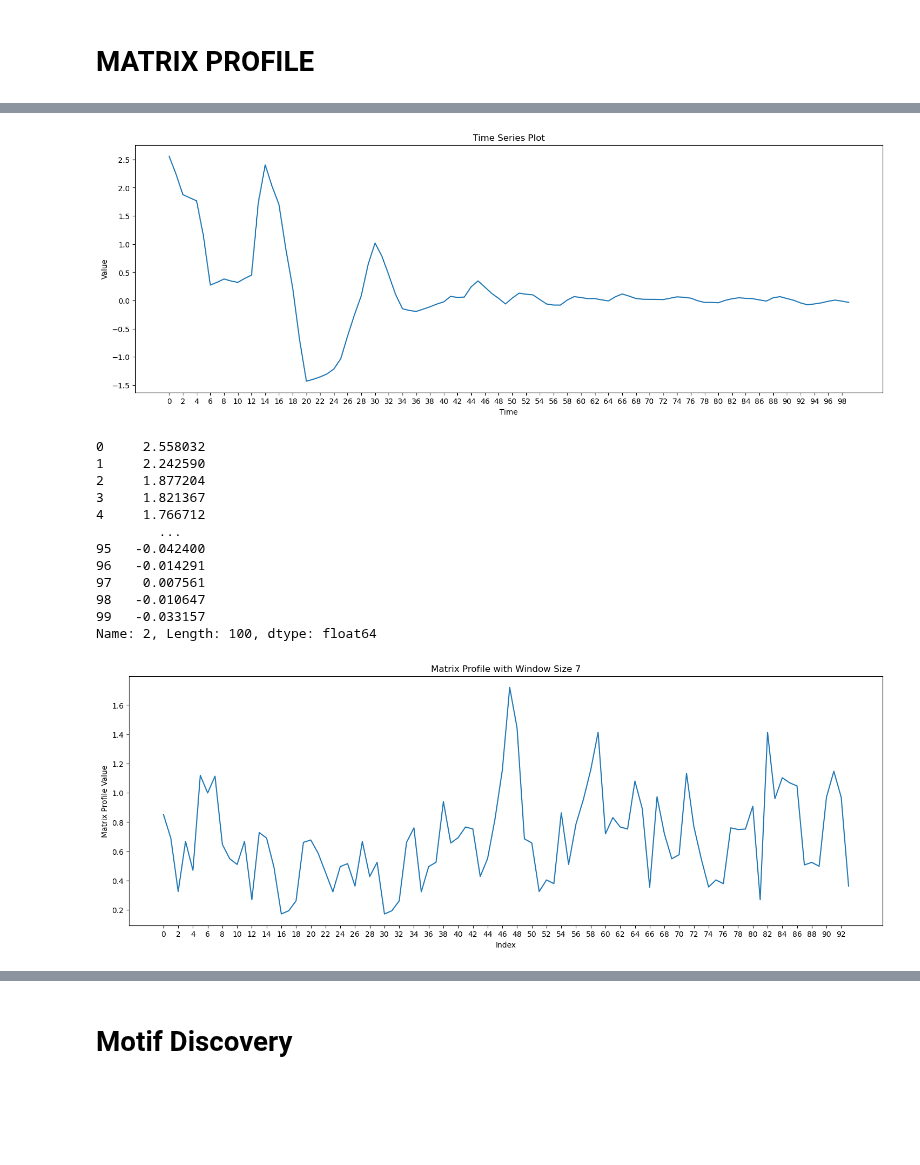
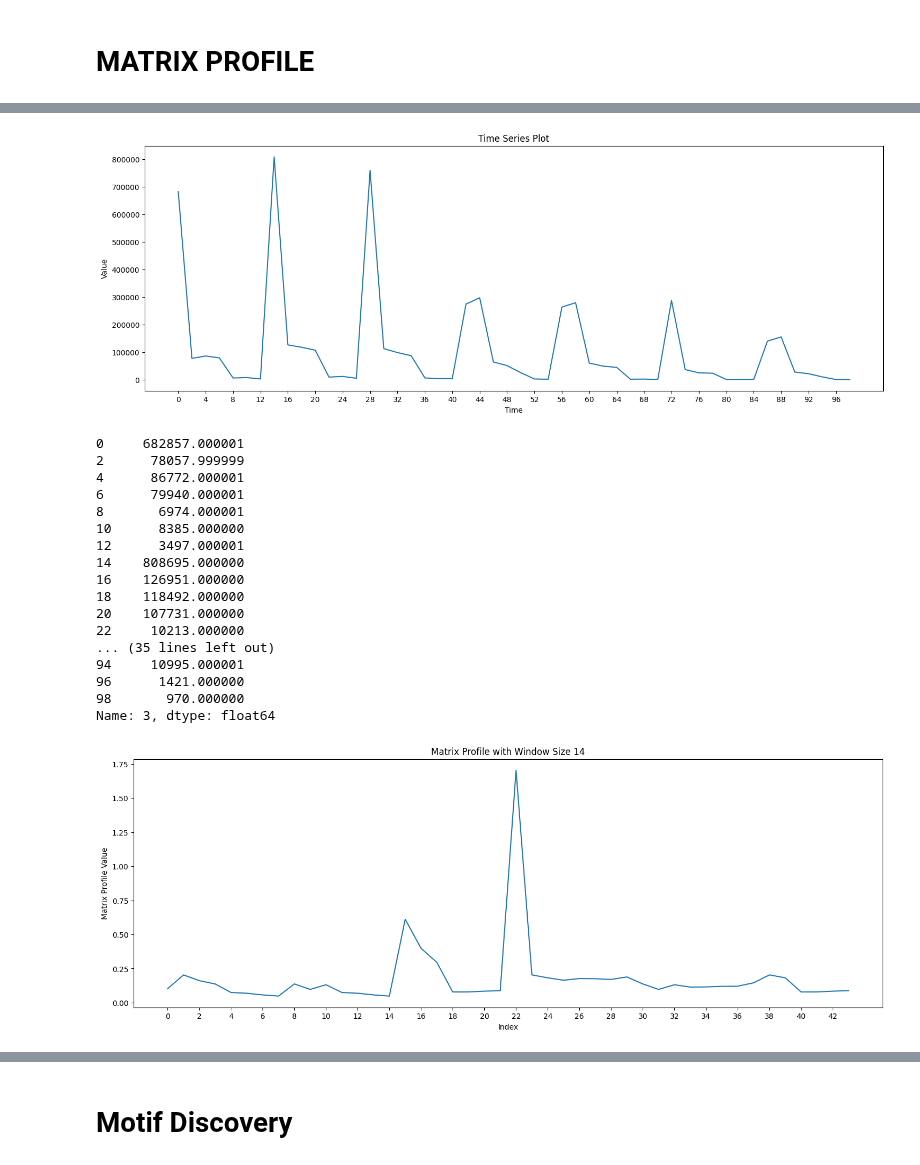
Before and after one commit to luigiascio/Data-Mining-2, a Jupyter notebook: time_series/TS_motifs_discord.ipynb, the cells around one changed output, grey strips where cells are left out. Drawn from its saved outputs; the diff is of its cells as text; code cells hidden in the pictures; blank space fills up the shorter version.

```diff
--- a/time_series/TS_motifs_discord.ipynb
+++ b/time_series/TS_motifs_discord.ipynb
@@ -9,6 +9,9 @@ from collections import defaultdict
 # %% [markdown]
 # MATRIX PROFILE
 # %%
-df = pd.read_csv("ts_approx.csv")
+df = pd.read_csv('imdb_ts.csv')
+df_approx = pd.read_csv("ts_approx.csv")
 df_noapprox = pd.read_csv("ts_transformed.csv")
+# %%
+df_noapprox_reale = df.iloc[:, 1:-3].iloc[:, ::2]
 # %%
@@ -32,10 +35,10 @@ import pandas as pd
 import pywt
 
 # Select the first row for demonstration
-row = df_noapprox.iloc[2]
+row = df_noapprox_reale.iloc[3]
 
 # Extract the time series data (columns '0' to '15')
-time_series = row[1:101].astype(float)
+time_series = row[::].astype(float)
 
 # Create the plot
 plt.figure(figsize=(18, 6))
@@ -46,7 +49,7 @@ plt.xlabel('Time')
 plt.ylabel('Value')
 plt.show()
 # %% [output]
-[figure, old version]
+[figure, new version]
 # %%
 # !pip install matrixprofile-ts
 # %%
@@ -57,39 +60,44 @@ from matrixprofile import *
 time_series += np.random.normal(0, 1e-6, size=len(time_series))
 time_series
 # %% [output]
-0     2.558032
-1     2.242590
-2     1.877204
-3     1.821367
-4     1.766712
-        ...
-95   -0.042400
-96   -0.014291
-97    0.007561
-98   -0.010647
-99   -0.033157
-Name: 2, Length: 100, dtype: float64
+0     682857.000001
+2      78057.999999
+4      86772.000001
+6      79940.000001
+8       6974.000001
+10      8385.000000
+12      3497.000001
+14    808695.000000
+16    126951.000000
+18    118492.000000
+20    107731.000000
+22     10213.000000
+... (35 lines left out)
+94     10995.000001
+96      1421.000000
+98       970.000000
+Name: 3, dtype: float64
 # %%
 import matplotlib.pyplot as plt
 import numpy as np
 from matrixprofile import matrixProfile
 
 # Window size
 w =  7
 
 # Compute matrix profile
 mp, mpi = matrixProfile.stomp(time_series.values, w)
 
 # Plot the matrix profile
 plt.figure(figsize=(18, 6))
 plt.plot(mp)
 plt.xticks(np.arange(0, len(mp), 2))
 plt.xlabel('Index')
 plt.ylabel('Matrix Profile Value')
-plt.title('Matrix Profile with Window Size 7')
+plt.title('Matrix Profile with Window Size 14')
 plt.show()
 # %% [output]
-[figure, old version]
+[figure, new version]
 # %%
 mp
 # %% [output]
```
Also changed, not shown: parts of 13 cells of this notebook.
